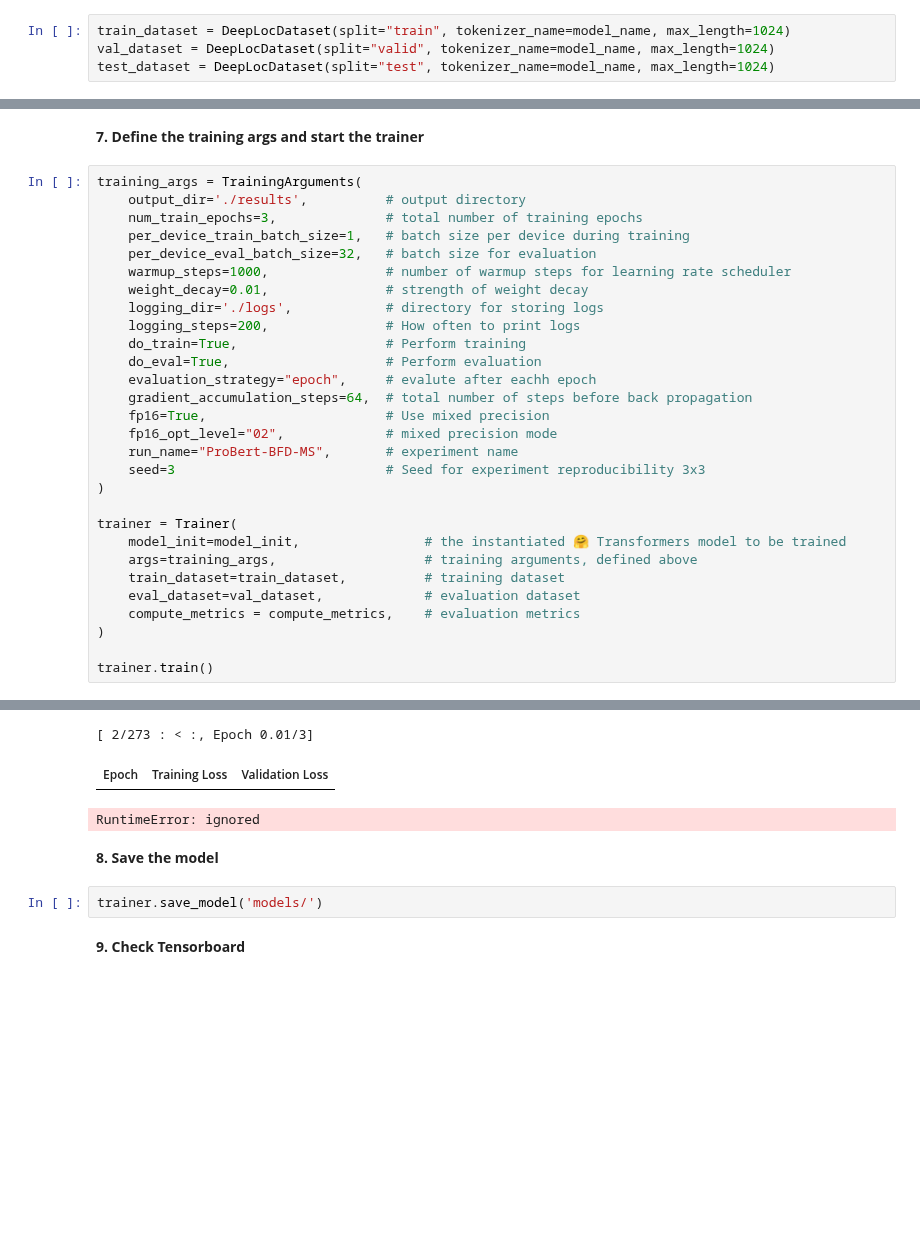
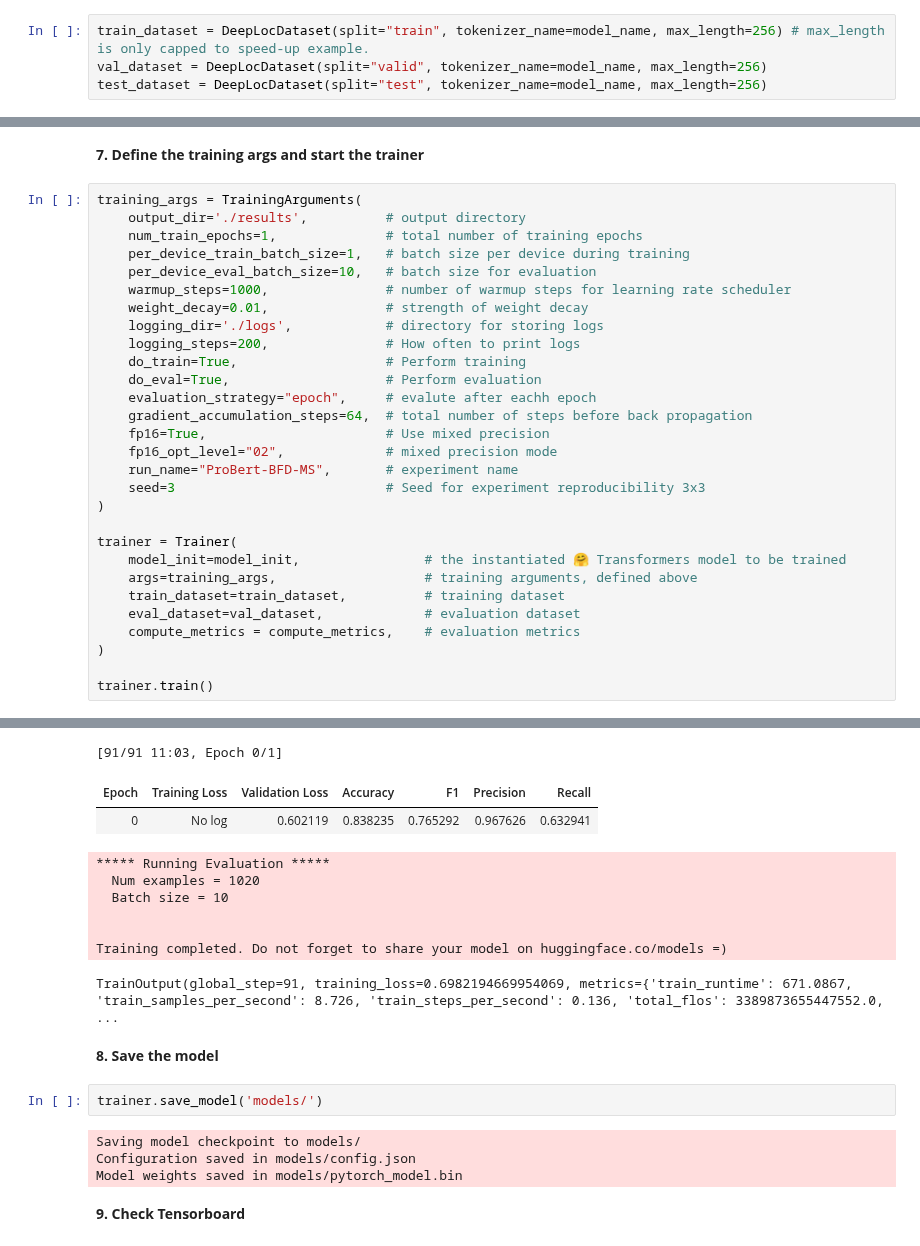
Before and after one commit to agemagician/ProtTrans, a Jupyter notebook: Fine-Tuning/ProtBert_BFD_FineTuning_MS.ipynb, the cells around one changed output, grey strips where cells are left out. Saved outputs shown, nothing was run; the diff lists cells and outputs as text; blank space fills up the shorter version.

```diff
--- a/Fine-Tuning/ProtBert_BFD_FineTuning_MS.ipynb
+++ b/Fine-Tuning/ProtBert_BFD_FineTuning_MS.ipynb
@@ -128,9 +128,9 @@ class DeepLocDataset(Dataset):
 # %% [markdown]
 **4. Create the train / val / test datasets**
 # %%
-train_dataset = DeepLocDataset(split="train", tokenizer_name=model_name, max_length=1024)
-val_dataset = DeepLocDataset(split="valid", tokenizer_name=model_name, max_length=1024)
-test_dataset = DeepLocDataset(split="test", tokenizer_name=model_name, max_length=1024)
+train_dataset = DeepLocDataset(split="train", tokenizer_name=model_name, max_length=256) # max_length is only capped to speed-up example.
+val_dataset = DeepLocDataset(split="valid", tokenizer_name=model_name, max_length=256)
+test_dataset = DeepLocDataset(split="test", tokenizer_name=model_name, max_length=256)
 # %% [markdown]
 **5. Define the evaluation metrics**
 # %%
@@ -155,9 +155,9 @@ def model_init():
 # %%
 training_args = TrainingArguments(
     output_dir='./results',          # output directory
-    num_train_epochs=3,              # total number of training epochs
+    num_train_epochs=1,              # total number of training epochs
     per_device_train_batch_size=1,   # batch size per device during training
-    per_device_eval_batch_size=32,   # batch size for evaluation
+    per_device_eval_batch_size=10,   # batch size for evaluation
     warmup_steps=1000,               # number of warmup steps for learning rate scheduler
     weight_decay=0.01,               # strength of weight decay
     logging_dir='./logs',            # directory for storing logs
@@ -219,10 +219,21 @@ Model config BertConfig {
-[ 2/273 : < :, Epoch 0.01/3]
+[91/91 11:03, Epoch 0/1]
-| Epoch | Training Loss | Validation Loss |
+| Epoch | Training Loss | Validation Loss | Accuracy | F1 | Precision | Recall |
+| 0 | No log | 0.602119 | 0.838235 | 0.765292 | 0.967626 | 0.632941 |
-RuntimeError: ignored
+***** Running Evaluation *****
+  Num examples = 1020
+  Batch size = 10
+
+
+Training completed. Do not forget to share your model on huggingface.co/models =)
+TrainOutput(global_step=91, training_loss=0.6982194669954069, metrics={'train_runtime': 671.0867, 'train_samples_per_second': 8.726, 'train_steps_per_second': 0.136, 'total_flos': 3389873655447552.0,  ...
 # %% [markdown]
 **8. Save the model**
 # %%
 trainer.save_model('models/')
+# %% [output]
+Saving model checkpoint to models/
+Configuration saved in models/config.json
+Model weights saved in models/pytorch_model.bin
 # %% [markdown]
 **9. Check Tensorboard**
 # %%
```
Also changed, not shown: parts of 5 cells of this notebook.
